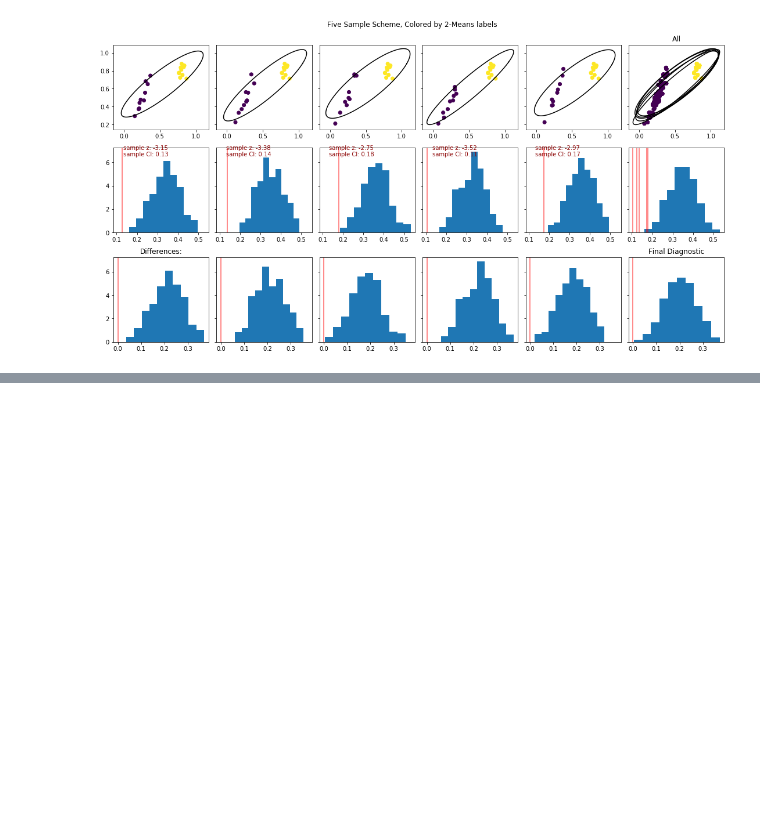
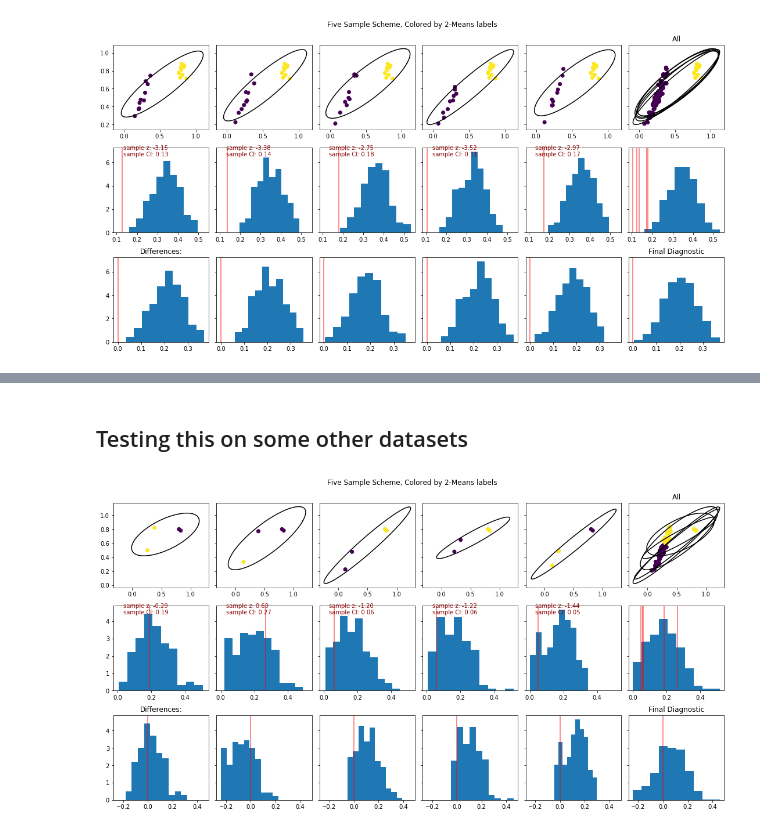
Before and after one commit to thomaskeefe/sigclust, a Jupyter notebook: SamplingSigClust.ipynb, the cells around one changed output, grey strips where cells are left out. Saved outputs shown, nothing was run; the diff lists cells and outputs as text; code cells hidden in the pictures; blank space fills up the shorter version.

Commit message:
Add test examples to SamplingSigClust notebook

```diff
--- a/SamplingSigClust.ipynb
+++ b/SamplingSigClust.ipynb
@@ -231,0 +237,10 @@ ax.set_title("Sampling SigClust")
+# %% [markdown]
+## Testing this on some other datasets
+# %%
+stretched_gaussian_plus_2_outliers = toy[toy['label'].isin([1,4])]
+sscd = SamplingSigClustDemo(stretched_gaussian_plus_2_outliers[['x1','x2']], stretched_gaussian_plus_2_outliers['label'])
+sscd.fit()
+# %%
+sscd.plot()
+# %% [output]
+[figure, added]
```
Also changed, not shown: parts of 8 cells of this notebook.
